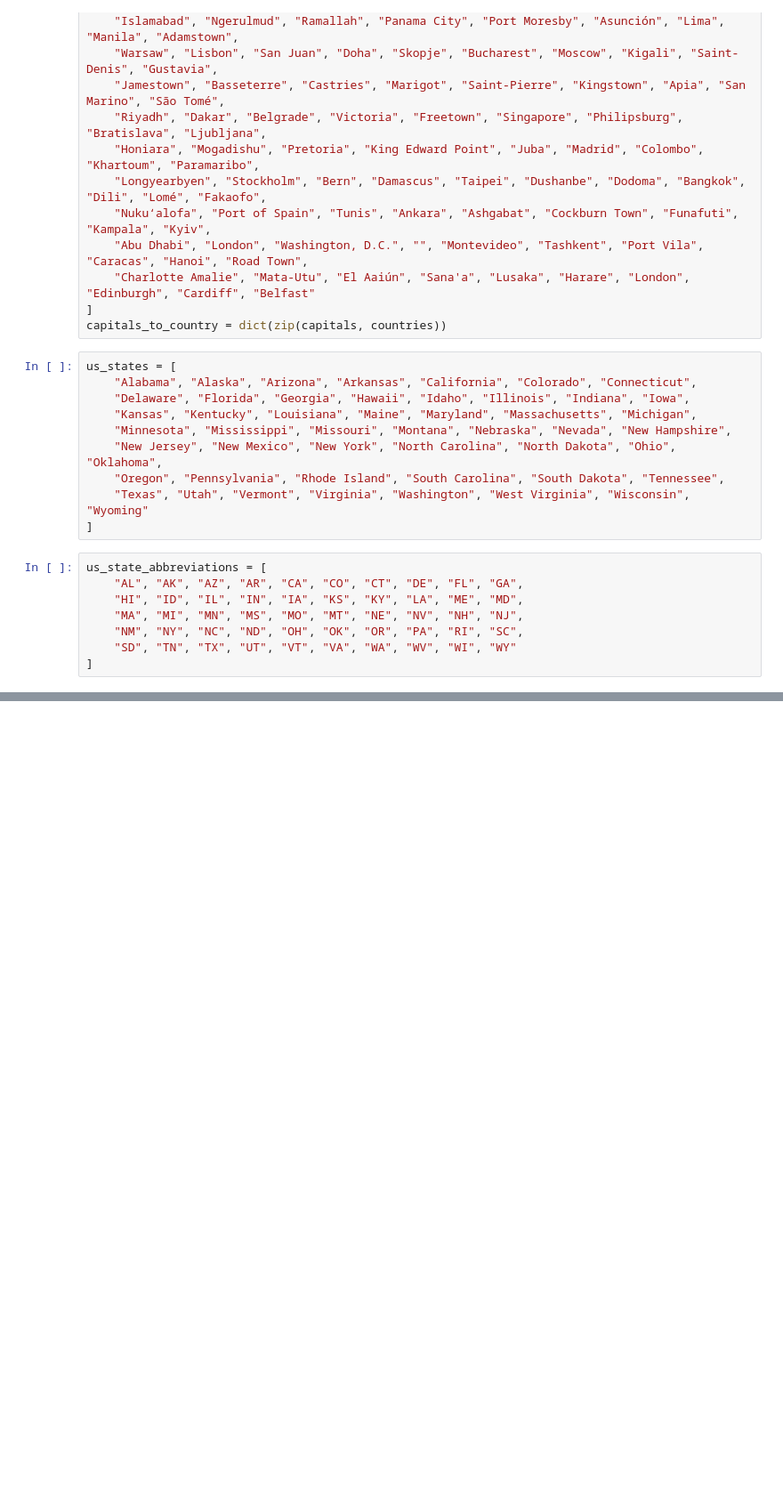
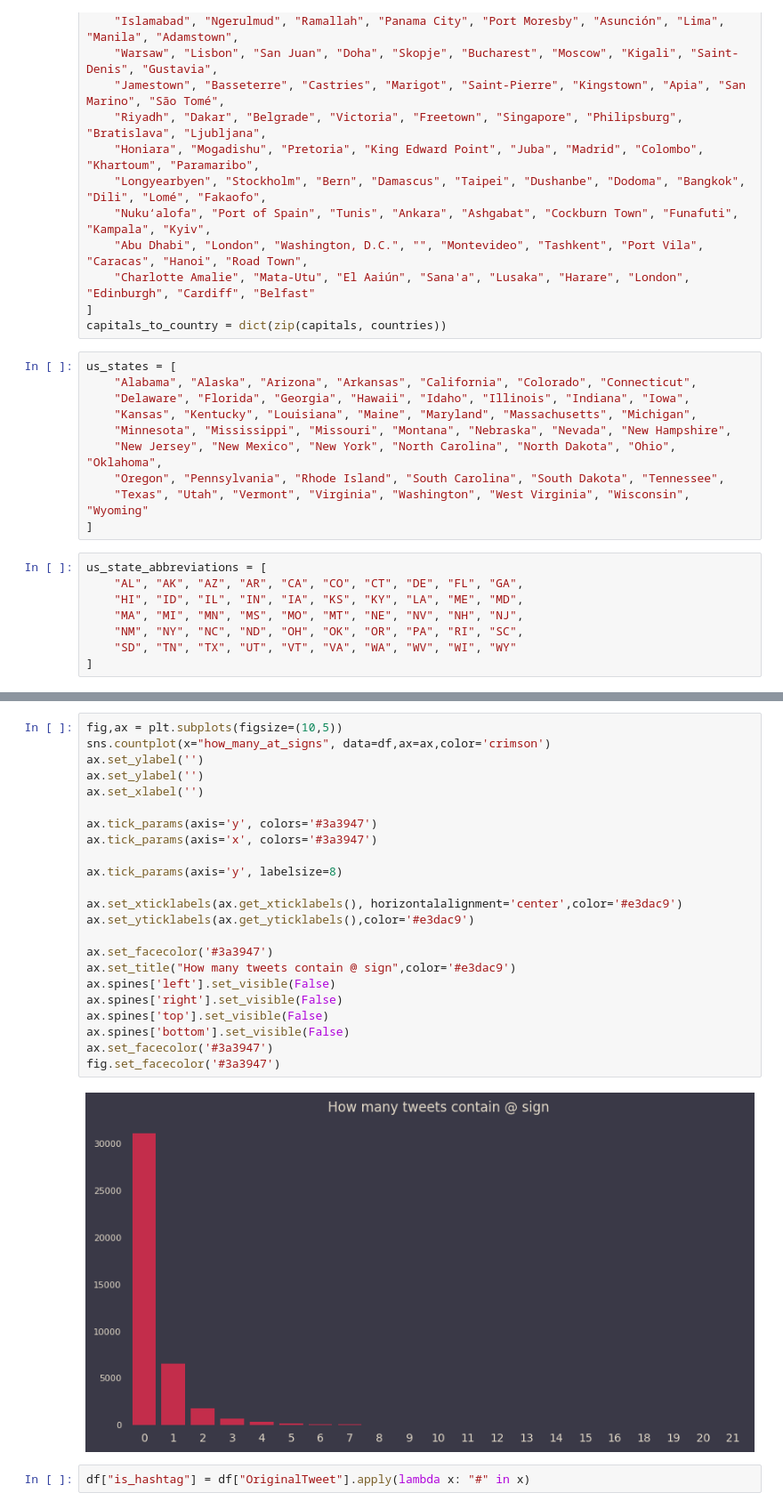
Before and after one commit to Igor961-bot/TweetSentimentML, a Jupyter notebook: nlp_notebook.ipynb, the cells around one changed output, grey strips where cells are left out. Shown at 89% size. Drawn from its saved outputs; the diff is of its cells as text; blank space fills up the shorter version.

```diff
--- a/nlp_notebook.ipynb
+++ b/nlp_notebook.ipynb
@@ -171,0 +208,27 @@ df["Country"].value_counts().sort_values(ascending=False)[:20].plot(kind='bar',
+# %%
+fig,ax = plt.subplots(figsize=(10,5))
+sns.countplot(x="how_many_at_signs", data=df,ax=ax,color='crimson')
+ax.set_ylabel('')
+ax.set_ylabel('')
+ax.set_xlabel('')
+
+ax.tick_params(axis='y', colors='#3a3947')
+ax.tick_params(axis='x', colors='#3a3947')
+
+ax.tick_params(axis='y', labelsize=8)
+
+ax.set_xticklabels(ax.get_xticklabels(), horizontalalignment='center',color='#e3dac9')
+ax.set_yticklabels(ax.get_yticklabels(),color='#e3dac9')
+
+ax.set_facecolor('#3a3947')
+ax.set_title("How many tweets contain @ sign",color='#e3dac9')
+ax.spines['left'].set_visible(False)
+ax.spines['right'].set_visible(False)
+ax.spines['top'].set_visible(False)
+ax.spines['bottom'].set_visible(False)
+ax.set_facecolor('#3a3947')
+fig.set_facecolor('#3a3947')
+# %% [output]
+[figure, added]
+# %%
+df["is_hashtag"] = df["OriginalTweet"].apply(lambda x: "#" in x)
```
Also changed, not shown: parts of 13 cells of this notebook.
